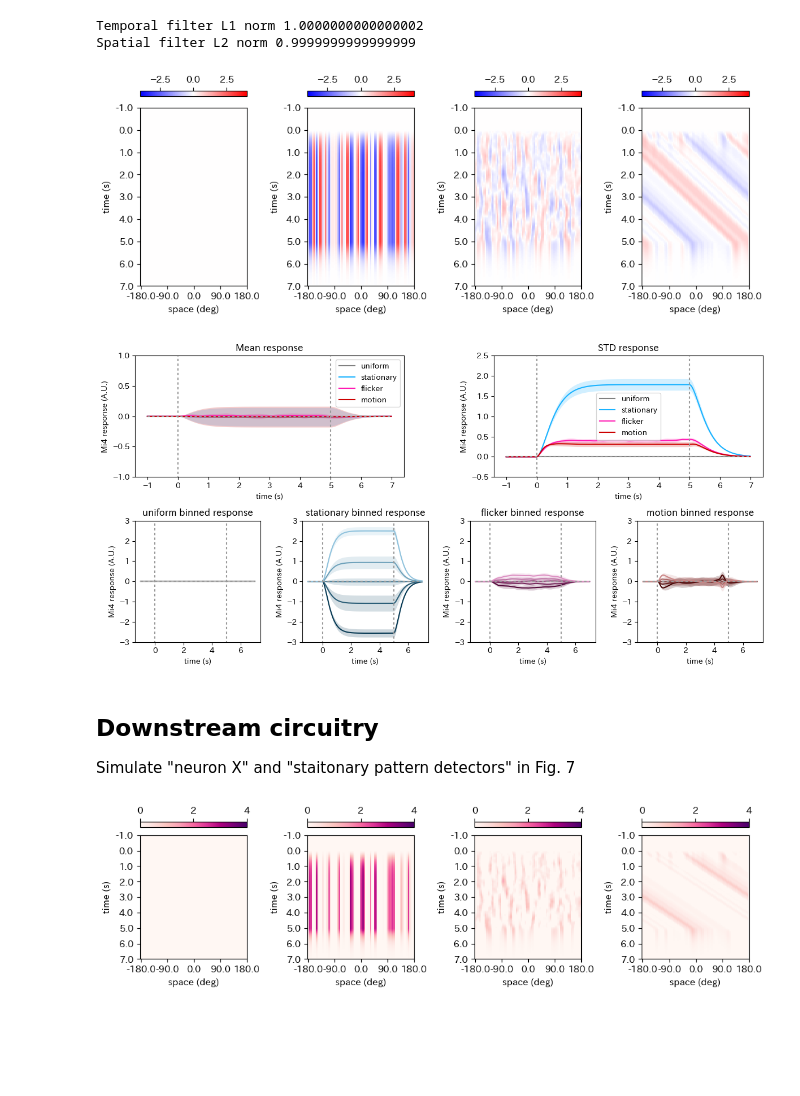
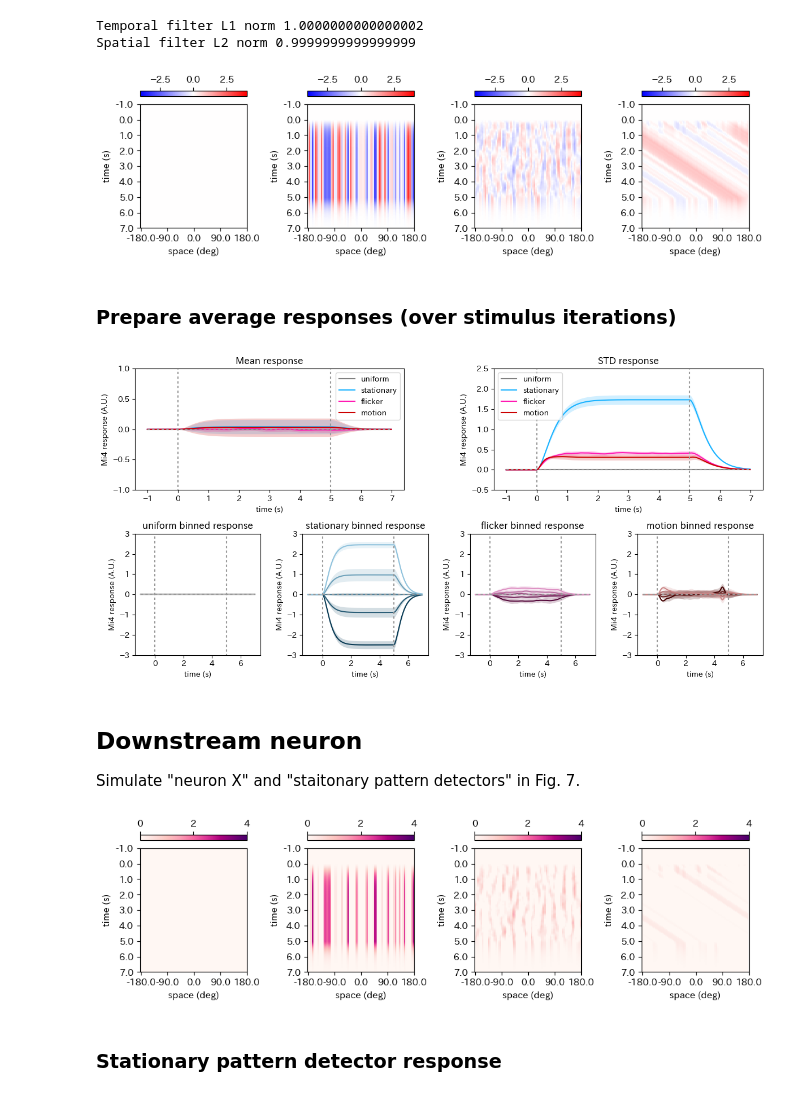
Before and after one commit to ClarkLabCode/Mi4Decoder, a Jupyter notebook: Mi4_decoder_simulation.ipynb, the cells around one changed output. Cells and saved outputs as stored; diff of their text form; code cells hidden in the pictures; blank space fills up the shorter version.

```diff
--- a/Mi4_decoder_simulation.ipynb
+++ b/Mi4_decoder_simulation.ipynb
@@ -73,6 +71,6 @@ print(stim[0][0].shape)
 # %%
 # Visualize to make sure they are as intended (single instance)
-fig = plt.figure(figsize=[10,4])
+fig = plt.figure(figsize=[10,3])
 for i in range(4):
     ax = fig.add_subplot(1,4,i+1)
     im = ax.imshow(stim[i][0], aspect='auto', cmap='gray', vmin=-1, vmax=1)
@@ -94,7 +92,7 @@ for i in range(4):
         pr_resp[i].append(ut.photoreceptor_response(stim[i][j], dx_stim, sample_dx=dx_resp, fwhm=pr_fwhm))
 # %%
 # Visualize photoreceptor response (single instance)
-fig = plt.figure(figsize=[10,4])
+fig = plt.figure(figsize=[10,3])
 for i in range(4):
     ax = fig.add_subplot(1,4,i+1)
     im = ax.imshow(pr_resp[i][0], aspect='auto', cmap='gray', vmin=-1, vmax=1)
@@ -157,17 +155,19 @@ Temporal filter L1 norm 1.0000000000000002
 Spatial filter L2 norm 0.9999999999999999
 # %%
 # Visualize Mi4 responses (single instance)
-fig = plt.figure(figsize=[10,4])
+fig = plt.figure(figsize=[10,3])
 for i in range(4):
     ax = fig.add_subplot(1,4,i+1)
     im = ax.imshow(mi4_resp[i][0], aspect='auto', cmap='bwr', vmin=-4, vmax=4, interpolation='nearest')
     ut.set_image_axis(ax, im, dx_resp, x_extent, dt, t_extent, on_off_t[0])
 
 plt.tight_layout()
 plt.savefig(figpath+'004_Mi4_response.pdf')
 plt.show()
 # %% [output]
-[figure, old version]
+[figure, new version]
+# %% [markdown]
+### Prepare average responses (over stimulus iterations)
 # %%
 # Calculate averages, standard deviation, sorted averages
 t_vec = np.arange(mi4_resp[0][0].shape[0]) * dt
@@ -265,8 +267,8 @@ plt.tight_layout()
 plt.savefig(figpath+'005_Mi4_analysis.pdf')
 plt.show()
 # %% [output]
-[figure, old version]
+[figure, new version]
 # %% [markdown]
-## Downstream circuitry
-Simulate "neuron X" and "staitonary pattern detectors" in Fig. 7
+## Downstream neuron
+Simulate "neuron X" and "staitonary pattern detectors" in Fig. 7.
 # %%
@@ -298,5 +302,7 @@ plt.tight_layout()
 plt.savefig(figpath+'006_downstream_response.pdf')
 plt.show()
 # %% [output]
-[figure, old version]
+[figure, new version]
+# %% [markdown]
+### Stationary pattern detector response
 # %%
```
Also changed, not shown: parts of 14 cells of this notebook, 1 other file.
